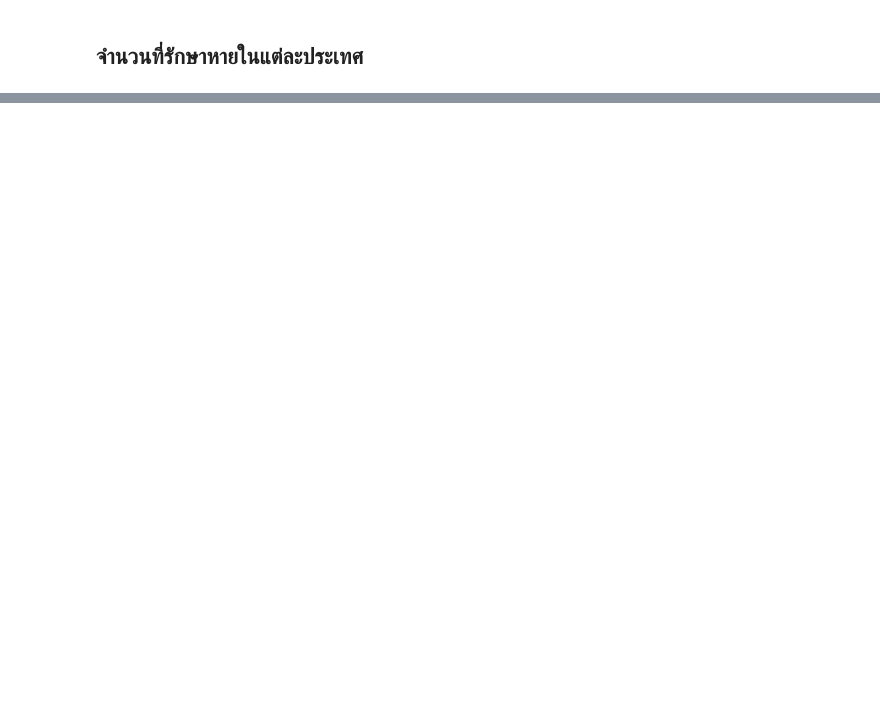
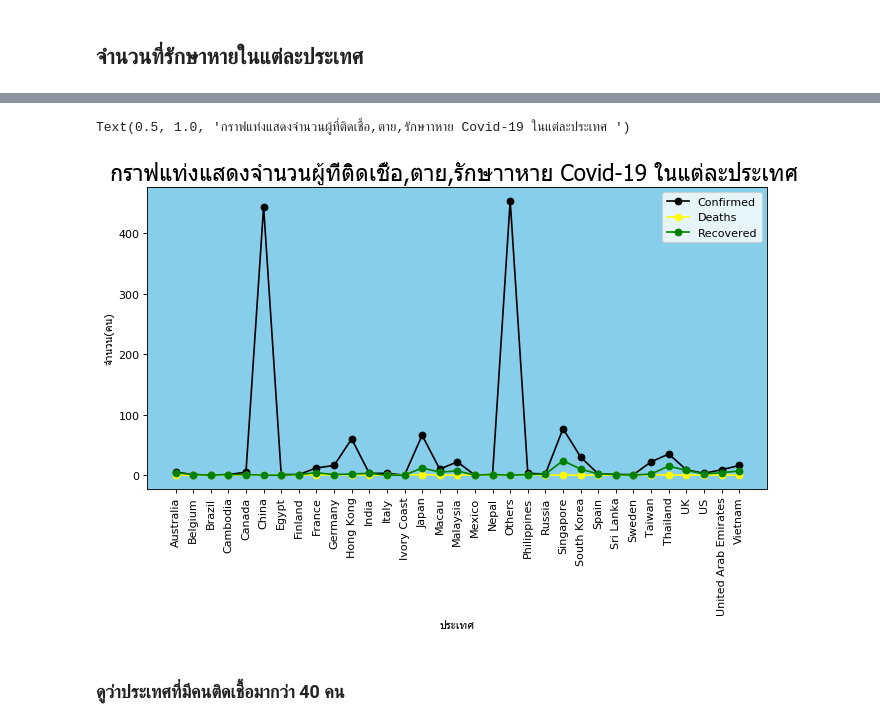
Before and after one commit to boomtoto/python_dataviz, a Jupyter notebook: FN.ipynb, the cells around one changed output, grey strips where cells are left out. Cells and saved outputs as stored; diff of their text form; code cells hidden in the pictures; blank space fills up the shorter version.

```diff
--- a/FN.ipynb
+++ b/FN.ipynb
@@ -106,0 +147,20 @@ plt.show()
+# %%
+x = GC1.groupby(['Country'], as_index=False).sum()['Country']
+y1 = GC1.groupby(['Country'], as_index=False).sum()['Confirmed']
+y2 = GC1.groupby(['Country'], as_index=False).sum()['Deaths']
+y3 = GC1.groupby(['Country'], as_index=False).sum()['Recovered']
+plt.figure(figsize=[10,5],dpi=80)
+plt.gca(facecolor='skyblue')
+plt.plot(x,y1,'Black',label = "Confirmed",marker='o')
+plt.plot(x,y2,'Yellow',label = "Deaths",marker='o')
+plt.plot(x,y3,'green',label = "Recovered",marker='o')
+plt.legend()
+plt.xticks(rotation = 90)
+plt.xlabel('ประเทศ',fontname='Tahoma')
+plt.ylabel('จำนวน(คน)',fontname='Tahoma')
+plt.title('กราฟแท่งแสดงจำนวนผู้ที่ติดเชื้อ,ตาย,รักษาาหาย Covid-19 ในแต่ละประเทศ ',fontname='Tahoma',fontsize=20)
+# %% [output]
+Text(0.5, 1.0, 'กราฟแท่งแสดงจำนวนผู้ที่ติดเชื้อ,ตาย,รักษาาหาย Covid-19 ในแต่ละประเทศ ')
+[figure, added]
+# %% [markdown]
+### ดูว่าประเทศที่มีคนติดเชื้อมากว่า 40 คน
```
Also changed, not shown: parts of 13 cells of this notebook.
